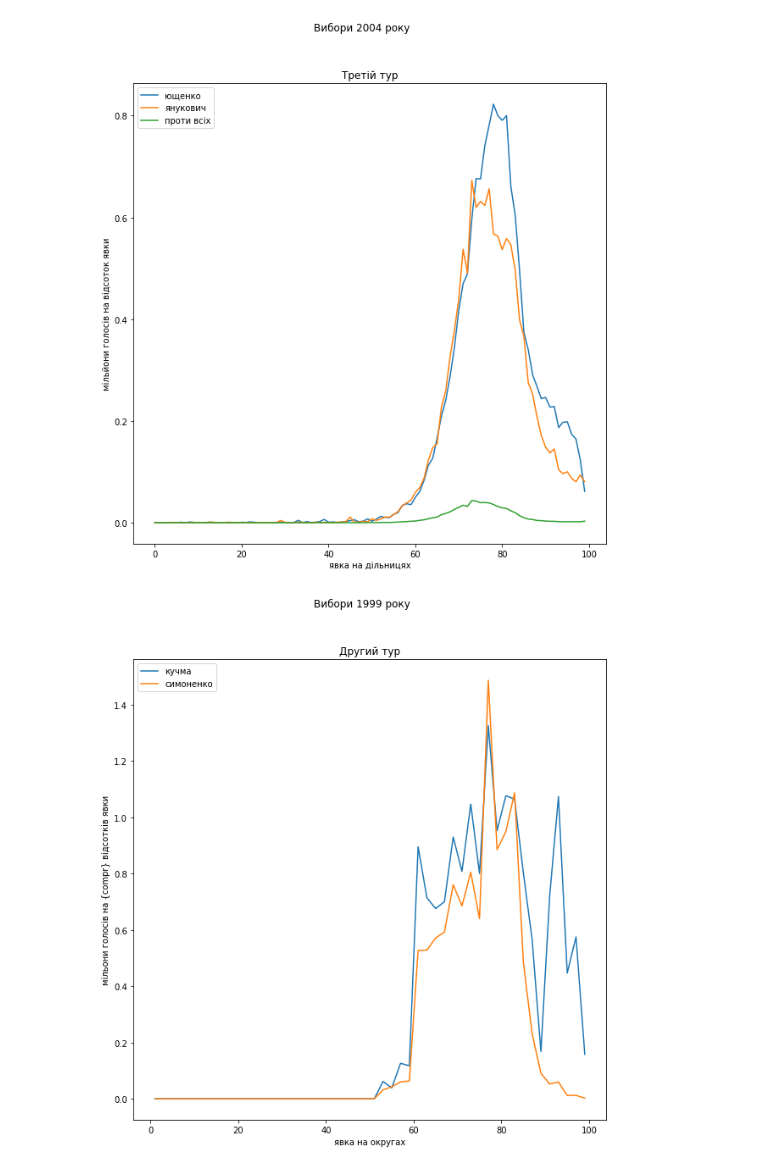
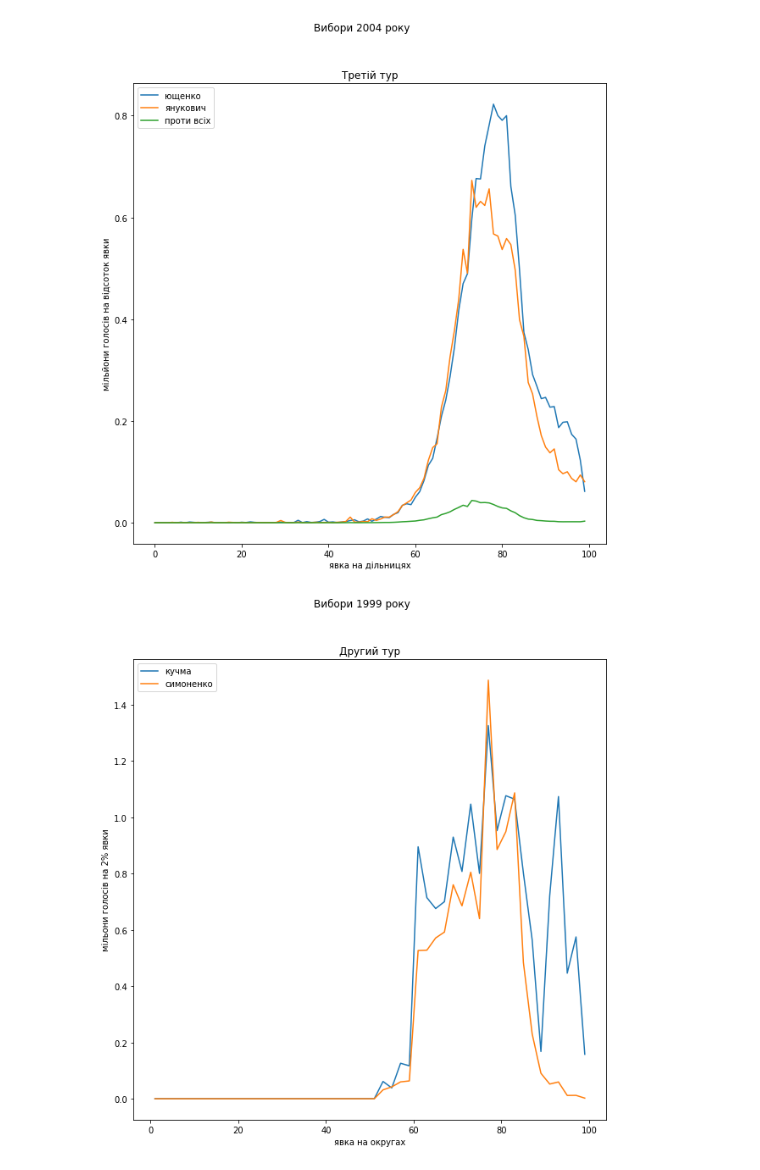
Before and after one commit to alexkernphysiker/ukr-elections, a Jupyter notebook: election_plots.ipynb, the cells around one changed output. Saved outputs shown, nothing was run; the diff lists cells and outputs as text; code cells hidden in the pictures.

```diff
--- a/election_plots.ipynb
+++ b/election_plots.ipynb
@@ -221,32 +221,32 @@ candidates2={
         "симоненко": ("ukr_1999/1411-simon.txt",3,4)
     }
 
 def get_2nd_for(name):
     cand=candidates2[name]
     for att,voices in zip(get_attendance("ukr_1999/1411-general.txt"),get_columns(cand[2],cand[0])):
         if att[0]==voices[0]:
             yield (att[0],voices[cand[1]],att[1])
             pass
         else:
             print("MISMATCH",att[0],voices[0])
             return
             pass
         pass
     pass
 
 fig=plt.figure()
 fig.set_size_inches(10 , 10, forward=True)
 fig.suptitle("Вибори 1999 року")
 fig.show()
 ax=fig.add_subplot(111)
 for name in ["кучма","симоненко"]:
     voices=prepare_data(compr,get_2nd_for(name),ua)
     ax.plot([x*compr+compr/2 for x in range(len(voices))],voices, label=name);
     pass
 ax.title.set_text("Другий тур")
 ax.set_xlabel("явка на округах")
-ax.set_ylabel("мільони голосів на {compr} відсотків явки")
+ax.set_ylabel(f"мільони голосів на {compr}% явки")
 ax.legend(loc=2)
 plt.draw()
 # %% [output]
-[figure, old version]
+[figure, new version]
```
